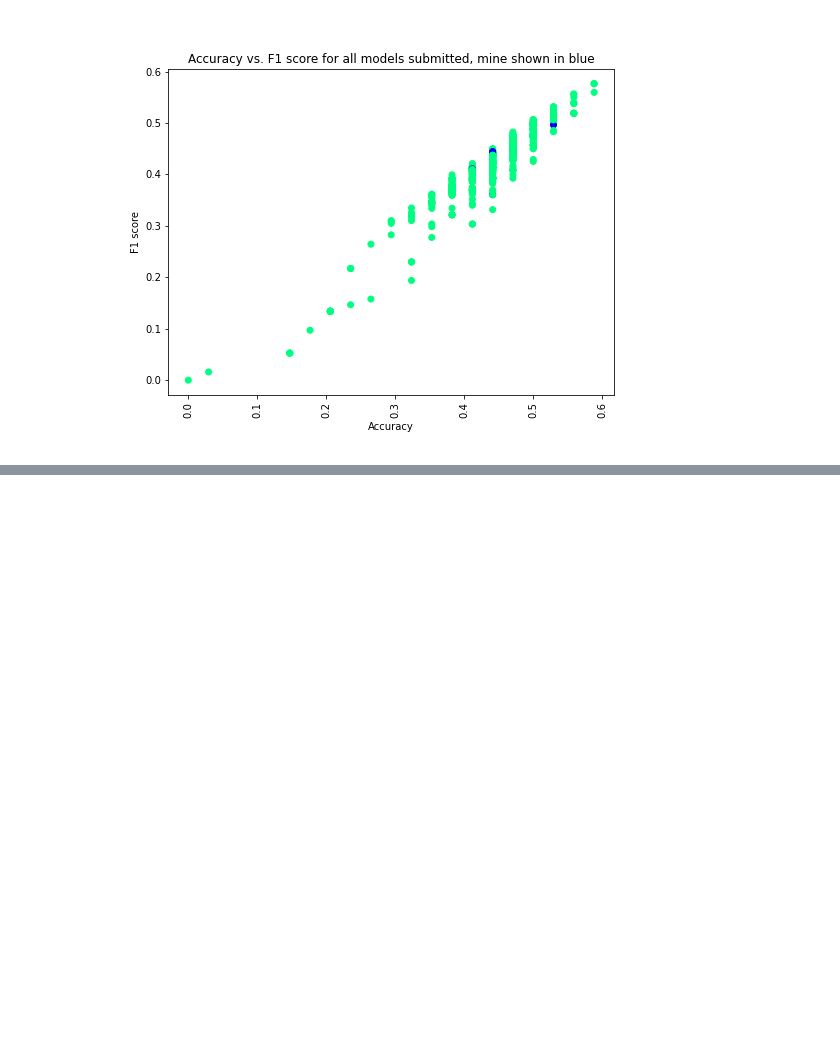
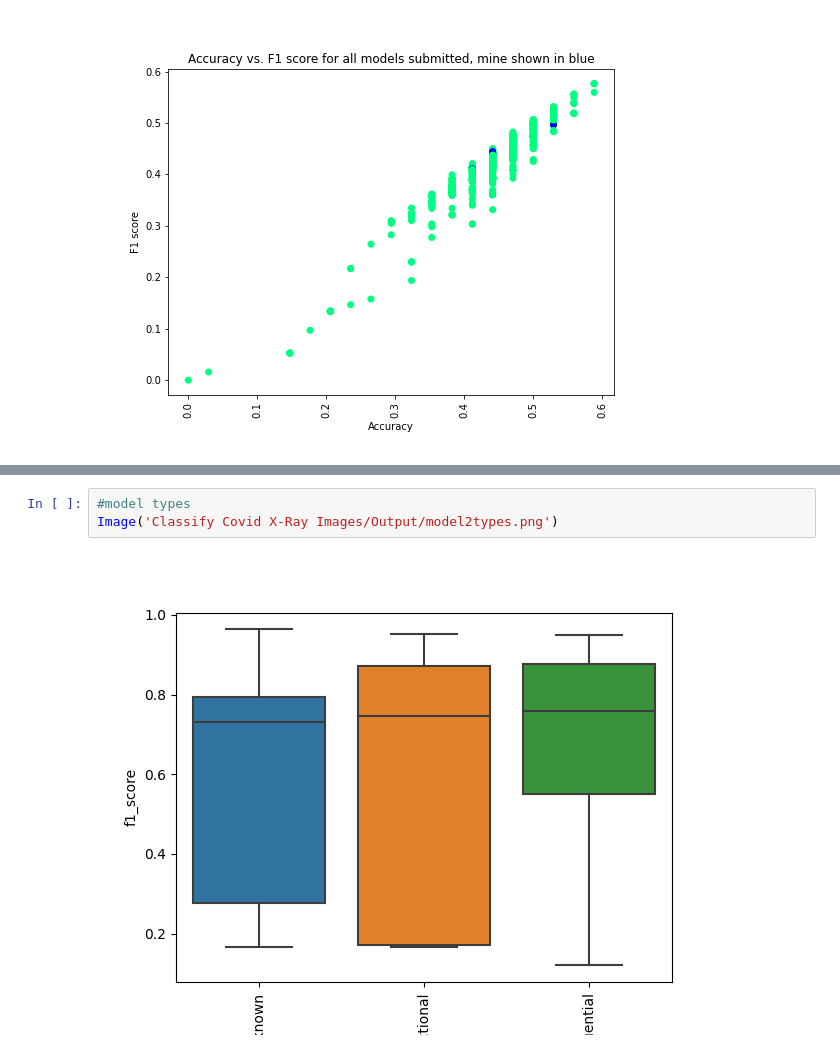
Before and after one commit to lprockop/AdvMLPortfolio, a Jupyter notebook: Portfolio-Main.ipynb, the cells around one changed output, grey strips where cells are left out. Drawn from its saved outputs; the diff is of its cells as text; blank space fills up the shorter version.

```diff
--- a/Portfolio-Main.ipynb
+++ b/Portfolio-Main.ipynb
@@ -138,0 +158,5 @@ A predictive model might be practically useful because it could help diagnose pe
+# %%
+#model types
+Image('Classify Covid X-Ray Images/Output/model2types.png')
+# %% [output]
+[figure, added]
```
Also changed, not shown: parts of 15 cells of this notebook, 13 other files.
